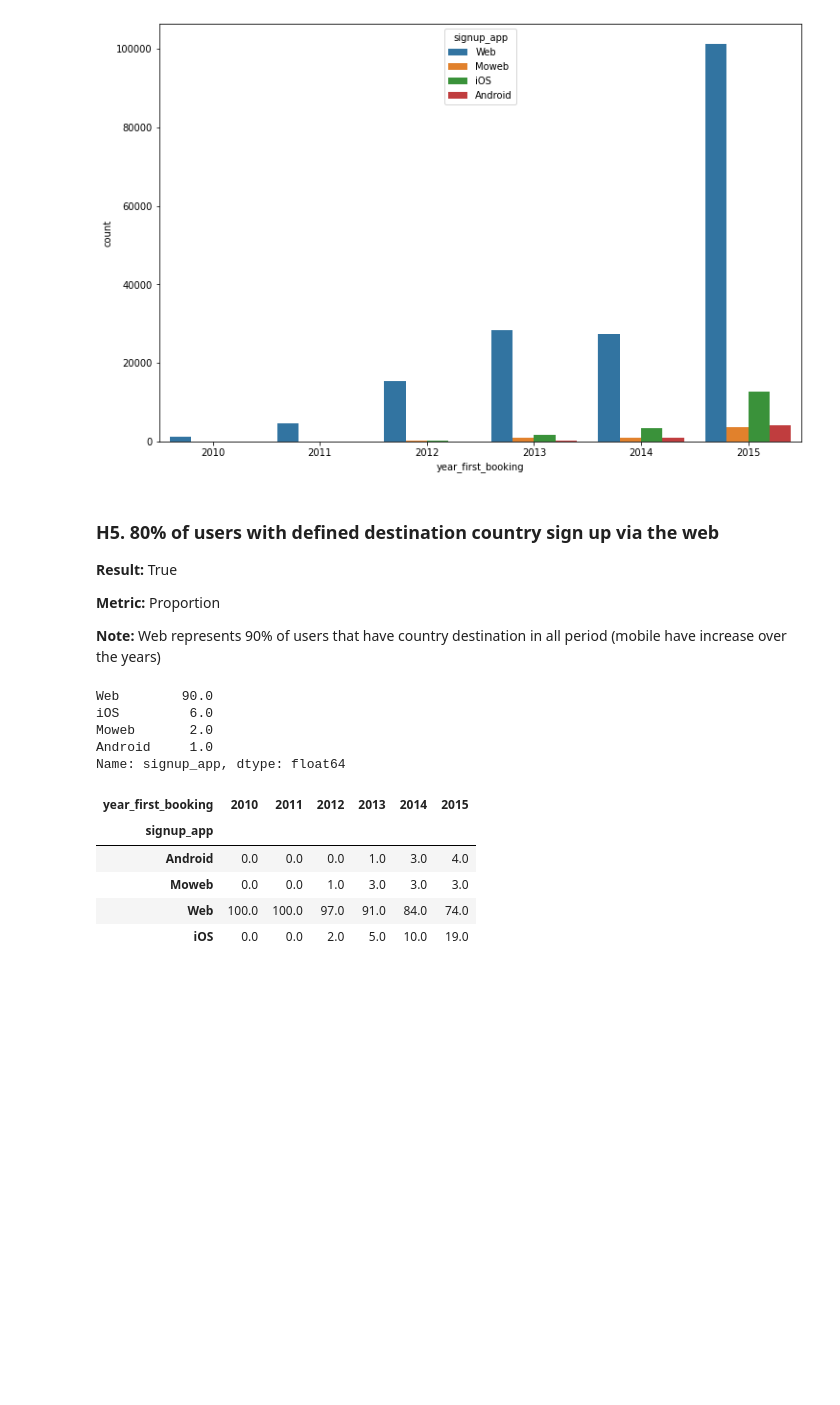
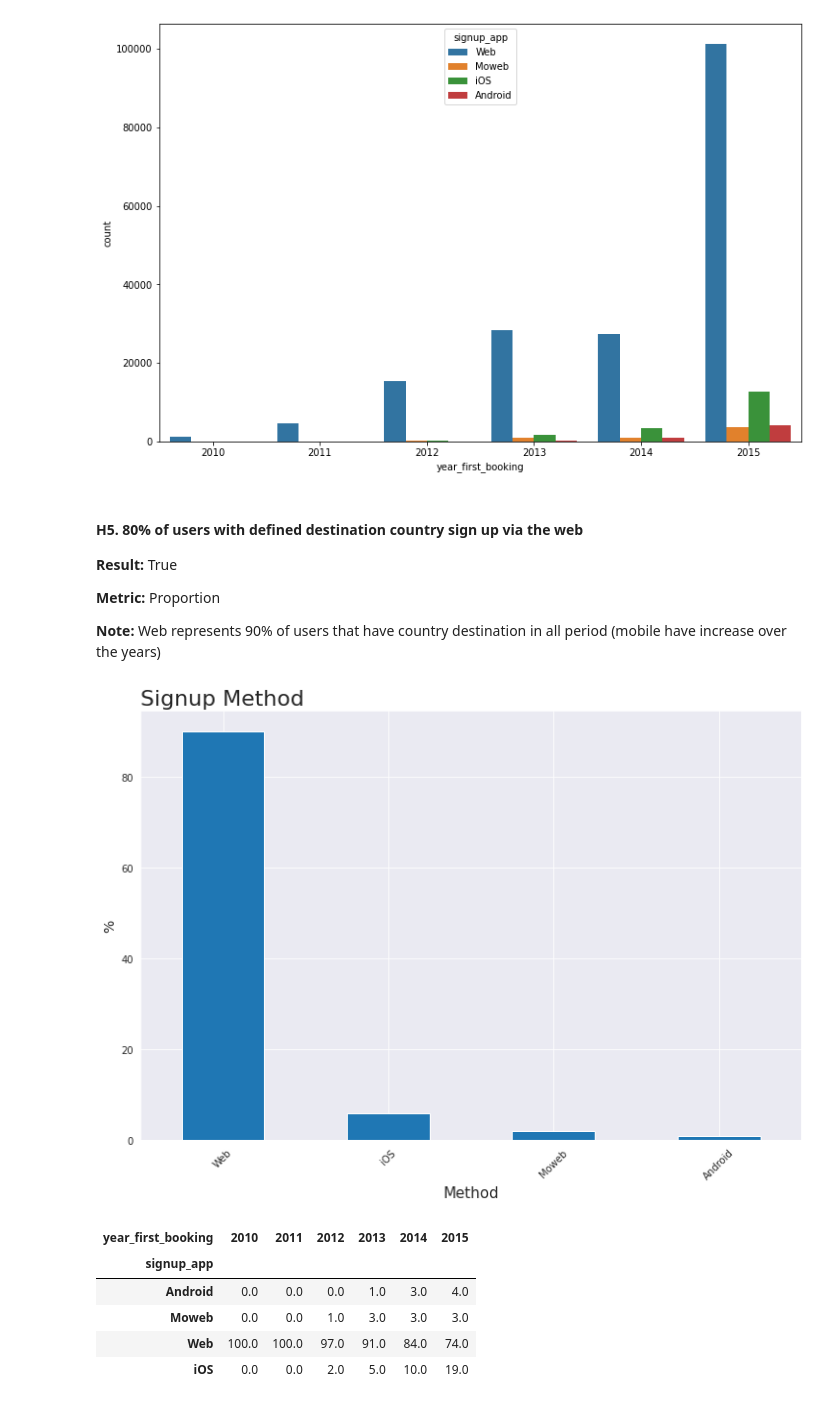
Before and after one commit to MarcosRMG/pa000_airbnb, a Jupyter notebook: notebooks/airbnb.ipynb, the cells around one changed output. Cells and saved outputs as stored; diff of their text form; code cells hidden in the pictures; blank space fills up the shorter version.

```diff
--- a/notebooks/airbnb.ipynb
+++ b/notebooks/airbnb.ipynb
@@ -621,7 +636,7 @@ plt.show()
 # %% [output]
 [figure]
 # %% [markdown]
-### H5. 80% of users with defined destination country sign up via the web
+#### H5. 80% of users with defined destination country sign up via the web
 
 **Result:** True
 
@@ -629,13 +644,11 @@ plt.show()
 
 **Note:** Web represents 90% of users that have country destination in all period (mobile have increase over the years)
 # %%
-round(df5[df5['country_destination'] != 'NDF']['signup_app'].value_counts(normalize=True) * 100)
+round(df5[df5['country_destination'] != 'NDF']['signup_app'].value_counts(normalize=True) * 100).plot(kind='bar',
+                                                                                                 figsize=(12,8))
+graph_info_cat('Signup Method', 'Method', '%', 45)
 # %% [output]
-Web        90.0
-iOS         6.0
-Moweb       2.0
-Android     1.0
-Name: signup_app, dtype: float64
+[figure, added]
 # %%
 round(pd.crosstab(df5[df5['country_destination'] != 'NDF']['signup_app'],
             df5[df5['country_destination'] != 'NDF']['year_first_booking'], normalize='columns') * 100)
```
Also changed, not shown: parts of 42 cells of this notebook, 1 other file.
